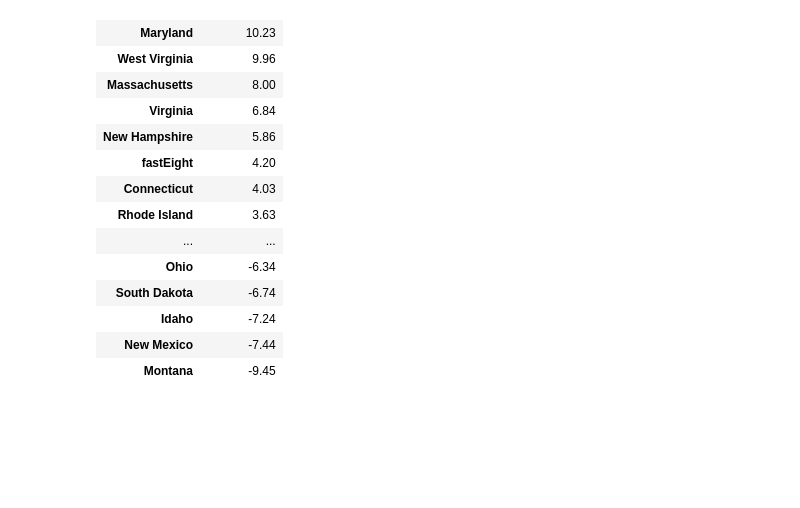
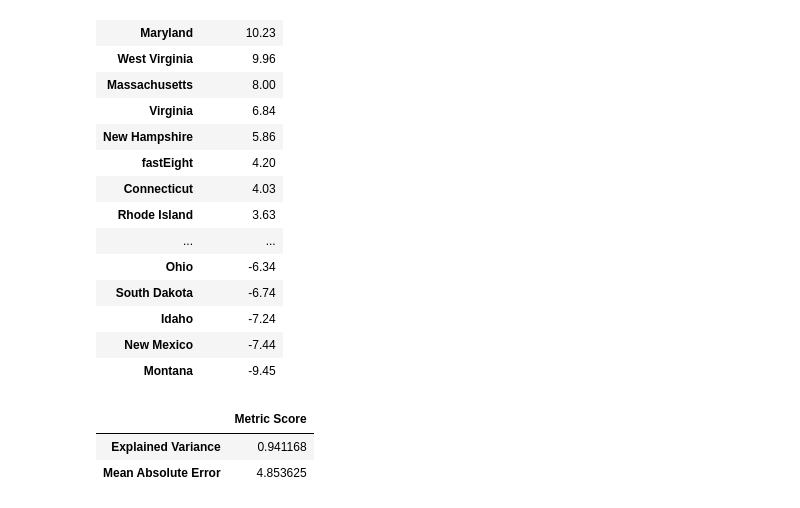
Before and after one commit to markd227/Springboard, a Jupyter notebook: Projects/GuidedCapstone/GuidedCapstoneStep6HL.ipynb, the cells around one changed output. Drawn from its saved outputs; the diff is of its cells as text; code cells hidden in the pictures; blank space fills up the shorter version.

```diff
--- a/Projects/GuidedCapstone/GuidedCapstoneStep6HL.ipynb
+++ b/Projects/GuidedCapstone/GuidedCapstoneStep6HL.ipynb
@@ -101,6 +101,10 @@ model = lm.fit(X_train,y_train)
 y_pred = lm.predict(X_test)
 print("Explained Variance score: {:.2f}".format(explained_variance_score(y_test, y_pred)))
 print("Mean Absolute error: {:.2f}".format(mean_absolute_error(y_test, y_pred)))
+
+# Save metric scores for output later
+eas = explained_variance_score(y_test, y_pred)
+mae = mean_absolute_error(y_test, y_pred)
 # %% [output]
 Explained Variance score: 0.94
 Mean Absolute error: 4.85
@@ -222,0 +225,13 @@ coefs.to_csv('../models/coefficients.csv')
+# %%
+# Create dataframe with performance metrics
+metrics = pd.DataFrame(data = [eas, mae], columns=['Metric Score'],
+                       index=['Explained Variance', 'Mean Absolute Error'])
+# Confirm
+display(metrics)
+
+# Save to file
+metrics.to_csv('../models/metric_scores.csv')
+# %% [output]
+|  | Metric Score |
+| Explained Variance | 0.941168 |
+| Mean Absolute Error | 4.853625 |
```
Also changed, not shown: parts of 1 cell of this notebook, 1 other file.
